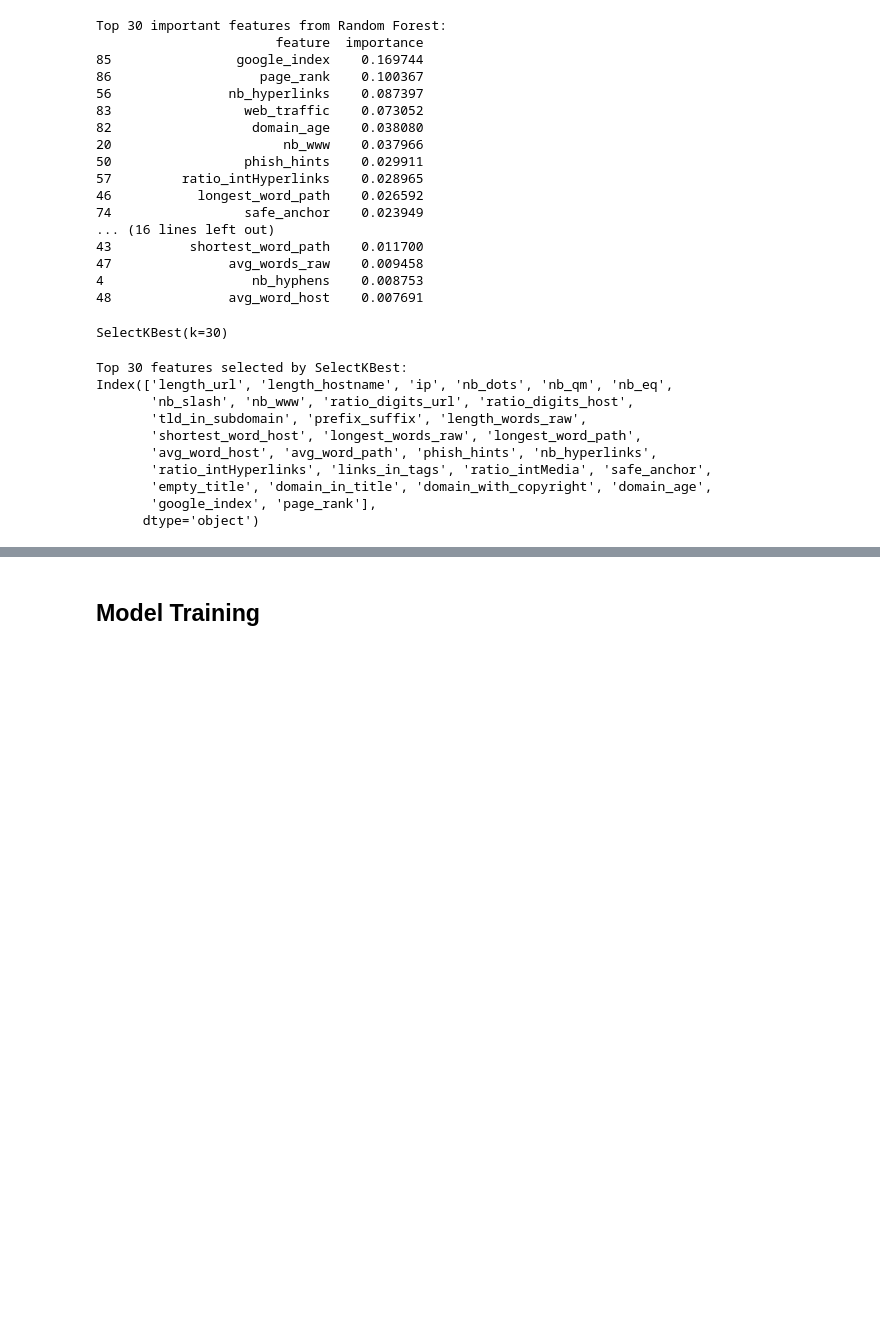
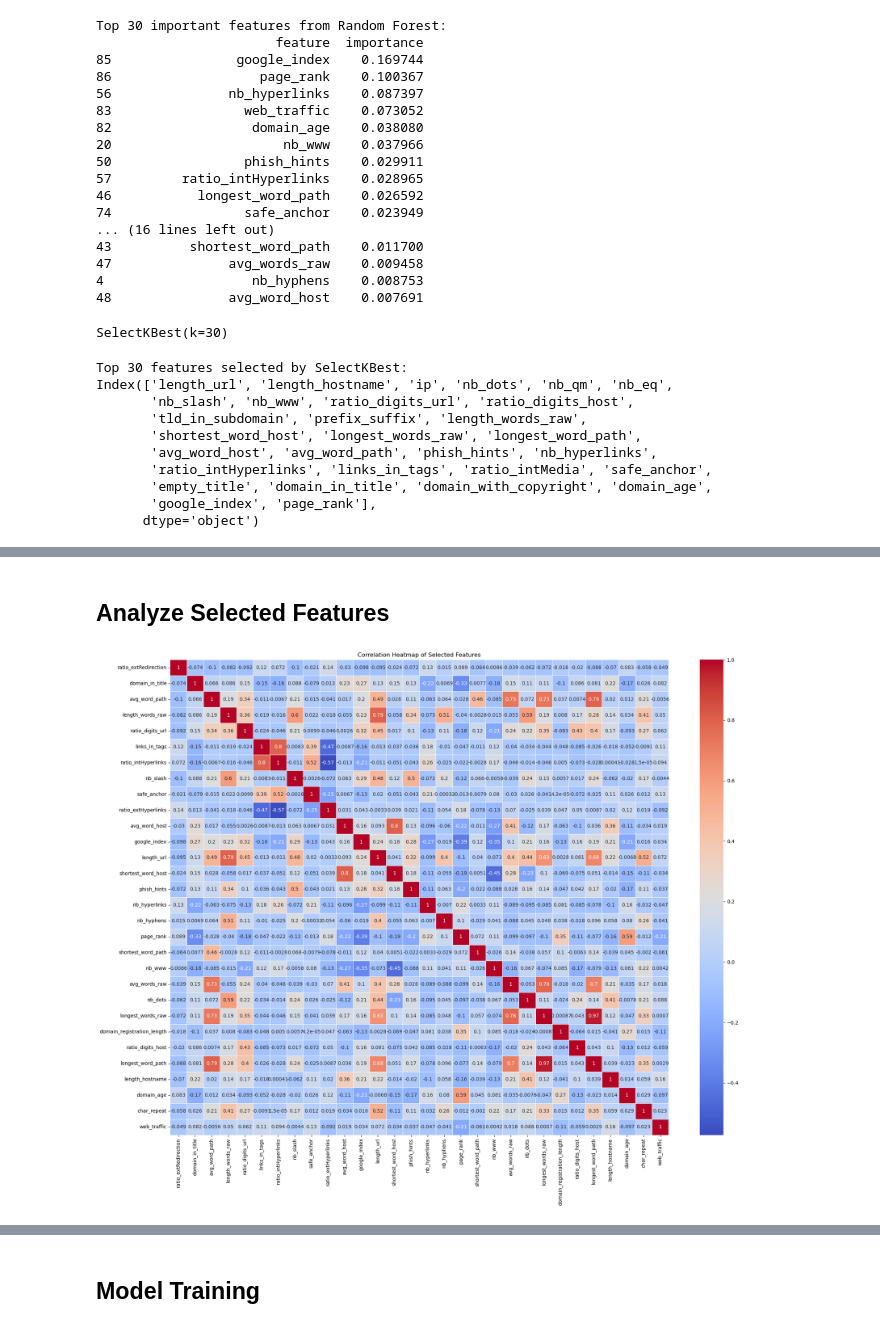
Before and after one commit to Kushank1203/Phishing-Website, a Jupyter notebook: phishingWebsite.ipynb, the cells around one changed output, grey strips where cells are left out. Drawn from its saved outputs; the diff is of its cells as text; code cells hidden in the pictures; blank space fills up the shorter version.

```diff
--- a/phishingWebsite.ipynb
+++ b/phishingWebsite.ipynb
@@ -305,0 +341,17 @@ Final 30 selected features:
+# %% [markdown]
+## Analyze Selected Features
+# %%
+# Assuming 'final_features' is your set of selected features
+# and 'df' is your original DataFrame
+selected_df = df[list(final_features)]
+# Correlation matrix of selected features
+corr_matrix = selected_df.corr()
+# %%
+# Plot correlation heatmap
+plt.figure(figsize=(20, 16))
+sns.heatmap(corr_matrix, annot=True, cmap='coolwarm', linewidths=0.5)
+plt.title('Correlation Heatmap of Selected Features')
+plt.tight_layout()
+plt.show()
+# %% [output]
+[figure, added]
```
Also changed, not shown: parts of 18 cells of this notebook.
